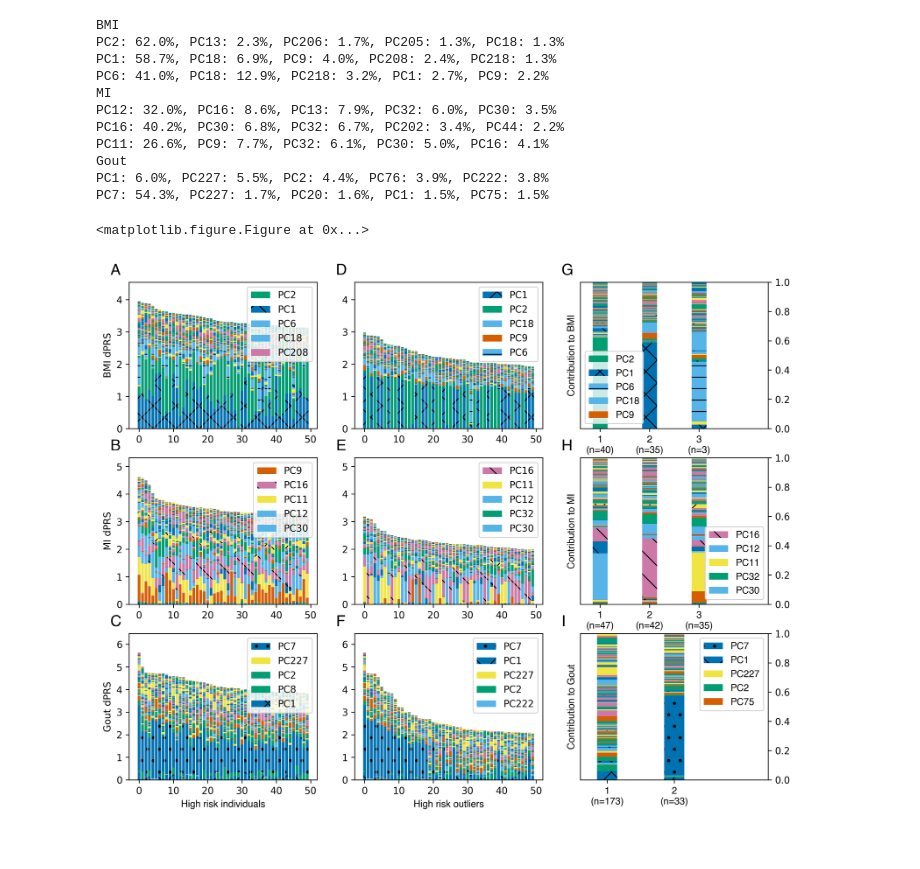
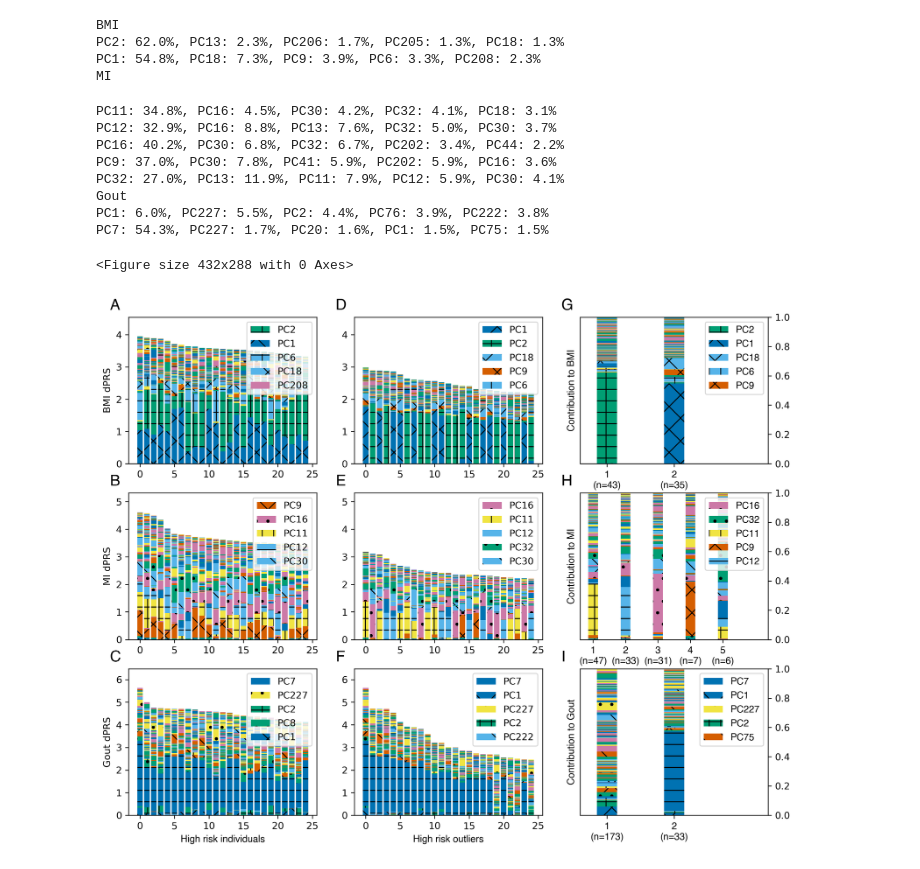
Before and after one commit to rivas-lab/degas-risk, a Jupyter notebook: figures/Figure6-Paint-Profiles.ipynb, the cells around one changed output. Saved outputs shown, nothing was run; the diff lists cells and outputs as text; code cells hidden in the pictures.

Commit message:
finalized figure 6; other small updates

```diff
--- a/figures/Figure6-Paint-Profiles.ipynb
+++ b/figures/Figure6-Paint-Profiles.ipynb
@@ -47,9 +48,9 @@ code_to_name['HC326'] = 'MI'
 width = 3
 plots = [None for _ in range(width * len(phe_codes))]
 patterns = ('.', 'x', '-', '+', '\\')
-pcps = {1:'x', 3:'+', 6:'-', 7:'.', 13:'\\', 16:'\\', 169:'.', # BMI
-        41:'x', 133:'+', 135:'-', 142:'.', 147:'\\', # MI
-        89:'+', 94:'x', 108:'-', 109:'x', 114:'.', 117:'\\'} # gout
+pcps = {1:'x', 2:'+', 7:'-', 8:'.', 75:'\\', 222:'\\', 227:'.', # gout
+        9:'x', 11:'+', 12:'-', 16:'.', 30:'\\', 32:'.', # MI
+        6:'+', 18:'x', 208:'-'} # BMI
 plt.close('all'); plt.clf()
 fig = plt.figure(figsize=(5*width/1.25, 4*len(phe_codes)/1.25), dpi=300)
 score_pcs=['SCORE{}_SUM'.format(pc+1) for pc in range(npc)]
@@ -93,7 +94,7 @@ for ix,phe_code in enumerate(phe_codes):
     df[profl_pcs] = normalize(df[profl_pcs], norm='l1')
 
     # (A): paint o=50 highest risk individuals
-    o=50
+    o=25
     top5pc=np.argsort(df.iloc[:50,:]['SCORE'].dot(df.iloc[:50,:][profl_pcs])[:npc])[-5:][::-1]
     pc_plots=[]
     for pc in range(npc):
@@ -133,15 +134,18 @@ for ix,phe_code in enumerate(phe_codes):
     plots[(width*ix)+1].legend([pc_plots[i] for i in top5pc], ['PC'+str(i+1) for i in top5pc])
 
     # perform clustering
-    k=1
+    #k=1
+    ok=OptimalK(parallel_backend='multiprocessing')
+    k2=ok(df.loc[outliers,profl_pcs], cluster_array=np.arange(1, 20))
+    k=np.argmax(ok.gap_df['gap*'])+1 # pick based on gap-star statistic
     cluster = KMeans(n_clusters=k, n_init=25).fit(df.loc[outliers,profl_pcs])
-    pre_frac = 0.7 - 10.0/len(outliers)
-    errors = [cluster.inertia_]
-    for new_k in [2,3,4,5]:
-        new_cluster = KMeans(n_clusters=new_k, n_init=25).fit(df.loc[outliers,profl_pcs])
-        errors.append(new_cluster.inertia_)
-        if new_k < 6 and (new_cluster.inertia_ / cluster.inertia_ < pre_frac**(new_k - k)):
-            cluster,k = new_cluster,new_k
+    #pre_frac = 0.7 - 10.0/len(outliers)
+    #errors = [cluster.inertia_]
+    #for new_k in [2,3,4,5]:
+    #    new_cluster = KMeans(n_clusters=new_k, n_init=25).fit(df.loc[outliers,profl_pcs])
+    #    errors.append(new_cluster.inertia_)
+    #    if new_k < 6 and (new_cluster.inertia_ / cluster.inertia_ < pre_frac**(new_k - k)):
+    #        cluster,k = new_cluster,new_k
 
     # (C): paint cluster centers
     ms = cluster.cluster_centers_[0:k]
@@ -161,41 +165,42 @@ for ix,phe_code in enumerate(phe_codes):
     plots[(width*ix)+2].set_ylabel('Contribution to '+phe_name, fontproperties=helv)
     plots[(width*ix)+2].set_ylim((0, 1))
     plots[(width*ix)+2].set_xlim((-0.4,k+0.4))
     plots[(width*ix)+2].set_xticks(np.arange(k))
     plots[(width*ix)+2].set_xticklabels([str(x+1)+'\n(n='+str(y)+')' for x,y in
                                          enumerate(list(pd.Series(cluster.labels_).value_counts()))],
                                         fontproperties=helv)
     plots[(width*ix)+2].legend([p[i] for i in reversed(top5pcs)],
                                ['PC' + str(i+1) for i in reversed(top5pcs)],
-                               prop=helv)
+                               prop=helv, loc=1)
     plots[(width*ix)+2].yaxis.tick_right()
 
     # stuff for the whole figure
     # add x axis labels to bottom
     if ix == len(phe_codes)-1:
         plots[(width*ix)+1].set_xlabel('High risk outliers', fontproperties=helv)
         plots[(width*ix)].set_xlabel('High risk {}'.format('individuals' if is_bin else 'individuals'),
                                      fontproperties=helv)
 
     # and figure labels to this round of plots
     for ix2 in range(width):
         plots[(width*ix)+ix2].text(-.1, 1.05, chr((ix%len(phe_codes))+65+ix2*len(phe_codes)),
                                    fontproperties=helv,
                                    fontsize=16, transform=plots[(width*ix)+ix2].transAxes)
 
 plt.show()
 fig.savefig("pdfs/fig6.pdf", bbox_inches='tight')
 # %% [output]
 BMI
 PC2: 62.0%, PC13: 2.3%, PC206: 1.7%, PC205: 1.3%, PC18: 1.3%
-PC1: 58.7%, PC18: 6.9%, PC9: 4.0%, PC208: 2.4%, PC218: 1.3%
-PC6: 41.0%, PC18: 12.9%, PC218: 3.2%, PC1: 2.7%, PC9: 2.2%
+PC1: 54.8%, PC18: 7.3%, PC9: 3.9%, PC6: 3.3%, PC208: 2.3%
 MI
-PC12: 32.0%, PC16: 8.6%, PC13: 7.9%, PC32: 6.0%, PC30: 3.5%
-PC16: 40.2%, PC30: 6.8%, PC32: 6.7%, PC202: 3.4%, PC44: 2.2%
-PC11: 26.6%, PC9: 7.7%, PC32: 6.1%, PC30: 5.0%, PC16: 4.1%
-Gout
-PC1: 6.0%, PC227: 5.5%, PC2: 4.4%, PC76: 3.9%, PC222: 3.8%
-PC7: 54.3%, PC227: 1.7%, PC20: 1.6%, PC1: 1.5%, PC75: 1.5%
-<matplotlib.figure.Figure at 0x...>
+PC11: 34.8%, PC16: 4.5%, PC30: 4.2%, PC32: 4.1%, PC18: 3.1%
+PC12: 32.9%, PC16: 8.8%, PC13: 7.6%, PC32: 5.0%, PC30: 3.7%
+PC16: 40.2%, PC30: 6.8%, PC32: 6.7%, PC202: 3.4%, PC44: 2.2%
+PC9: 37.0%, PC30: 7.8%, PC41: 5.9%, PC202: 5.9%, PC16: 3.6%
+PC32: 27.0%, PC13: 11.9%, PC11: 7.9%, PC12: 5.9%, PC30: 4.1%
+Gout
+PC1: 6.0%, PC227: 5.5%, PC2: 4.4%, PC76: 3.9%, PC222: 3.8%
+PC7: 54.3%, PC227: 1.7%, PC20: 1.6%, PC1: 1.5%, PC75: 1.5%
+<Figure size 432x288 with 0 Axes>
-[figure, old version]
+[figure, new version]
```
Also changed, not shown: parts of 2 cells of this notebook, 2 other files.
